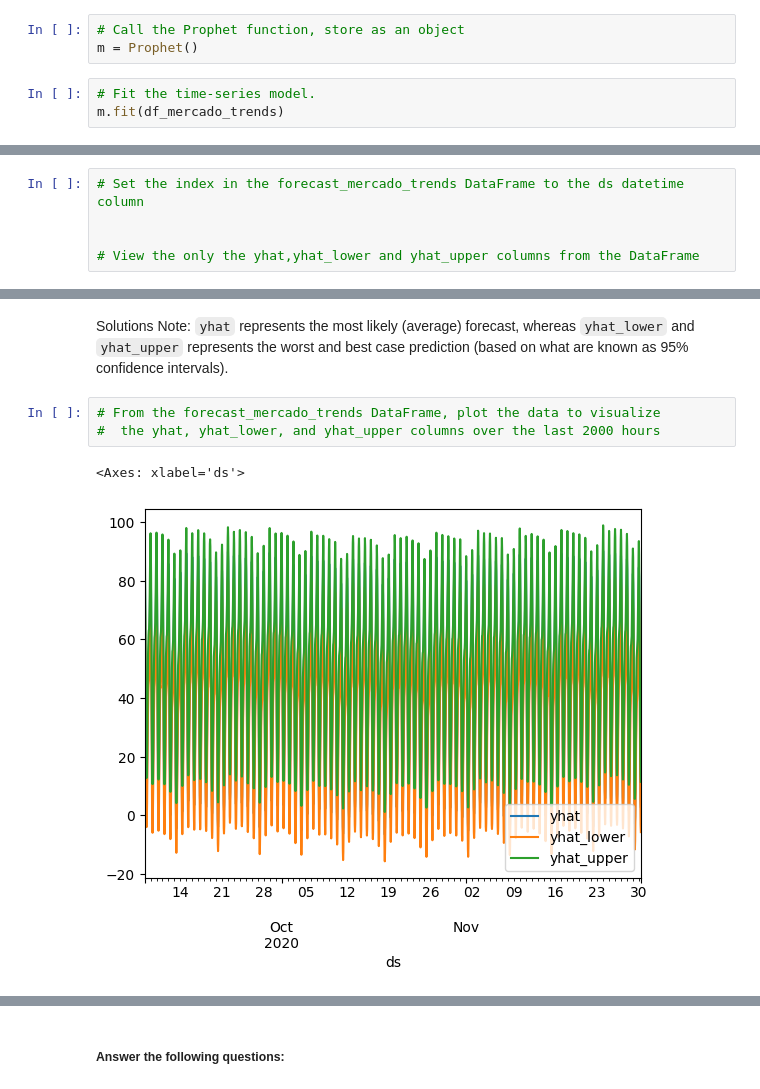
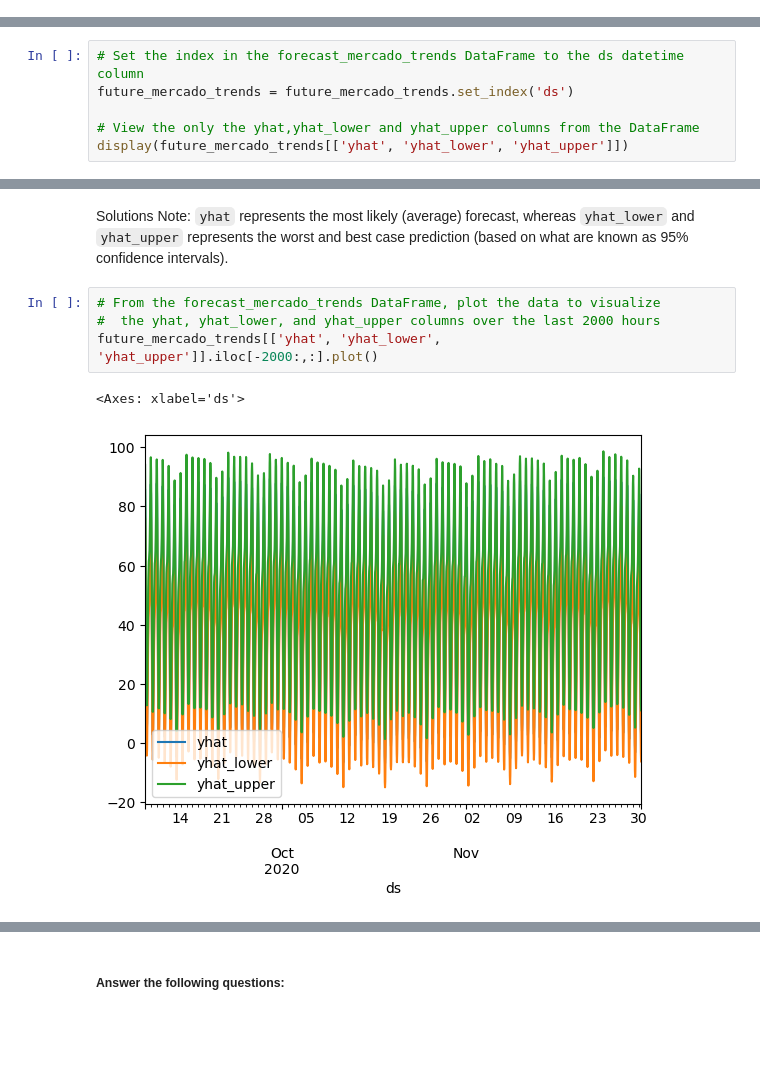
Before and after one commit to lcanjar/prophet-challenge, a Jupyter notebook: forecasting_net_prophet.ipynb, the cells around one changed output, grey strips where cells are left out. Cells and saved outputs as stored; diff of their text form; blank space fills up the shorter version.

```diff
--- a/forecasting_net_prophet.ipynb
+++ b/forecasting_net_prophet.ipynb
@@ -417,6 +390,0 @@ display(df_mercado_trends.tail(5))
-# %%
-# Call the Prophet function, store as an object
-m = Prophet()
-# %%
-# Fit the time-series model.
-m.fit(df_mercado_trends)
@@ -475,9 +440,10 @@ display(future_mercado_trends.head(5))
 * What's the lowest point for search traffic in the calendar year?
 # %%
 # Set the index in the forecast_mercado_trends DataFrame to the ds datetime column
-
+future_mercado_trends = future_mercado_trends.set_index('ds')
 
 # View the only the yhat,yhat_lower and yhat_upper columns from the DataFrame
+display(future_mercado_trends[['yhat', 'yhat_lower', 'yhat_upper']])
 # %% [output]
 |  | yhat | yhat_lower | yhat_upper |
 | ds |  |  |  |
@@ -491,8 +464,9 @@ Solutions Note: `yhat` represents the most likely (average) forecast, whereas `y
 # %%
 # From the forecast_mercado_trends DataFrame, plot the data to visualize
 #  the yhat, yhat_lower, and yhat_upper columns over the last 2000 hours
+future_mercado_trends[['yhat', 'yhat_lower', 'yhat_upper']].iloc[-2000:,:].plot()
 # %% [output]
 <Axes: xlabel='ds'>
-[figure, old version]
+[figure, new version]
 # %%
 # Reset the index in the forecast_mercado_trends DataFrame
```
Also changed, not shown: parts of 6 cells of this notebook.
